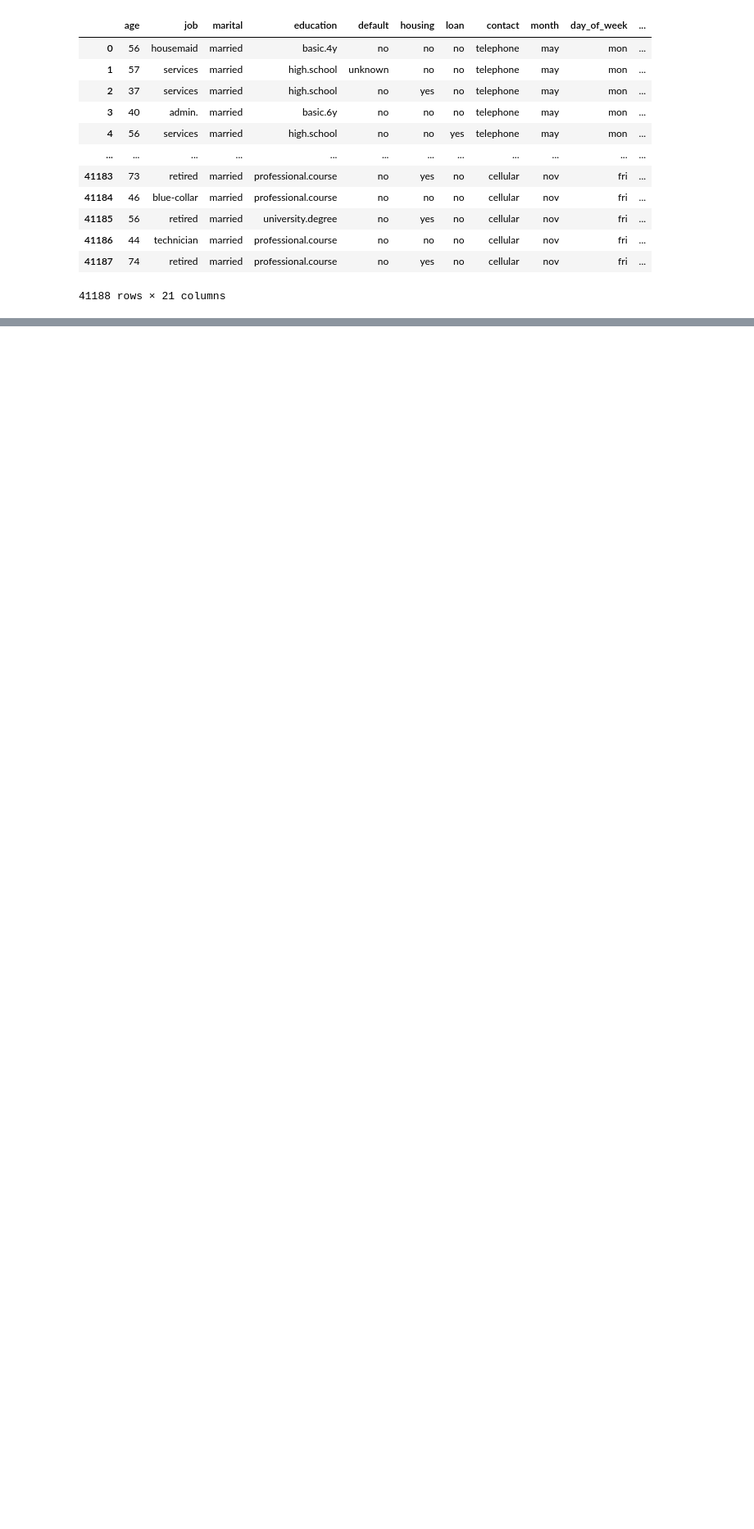
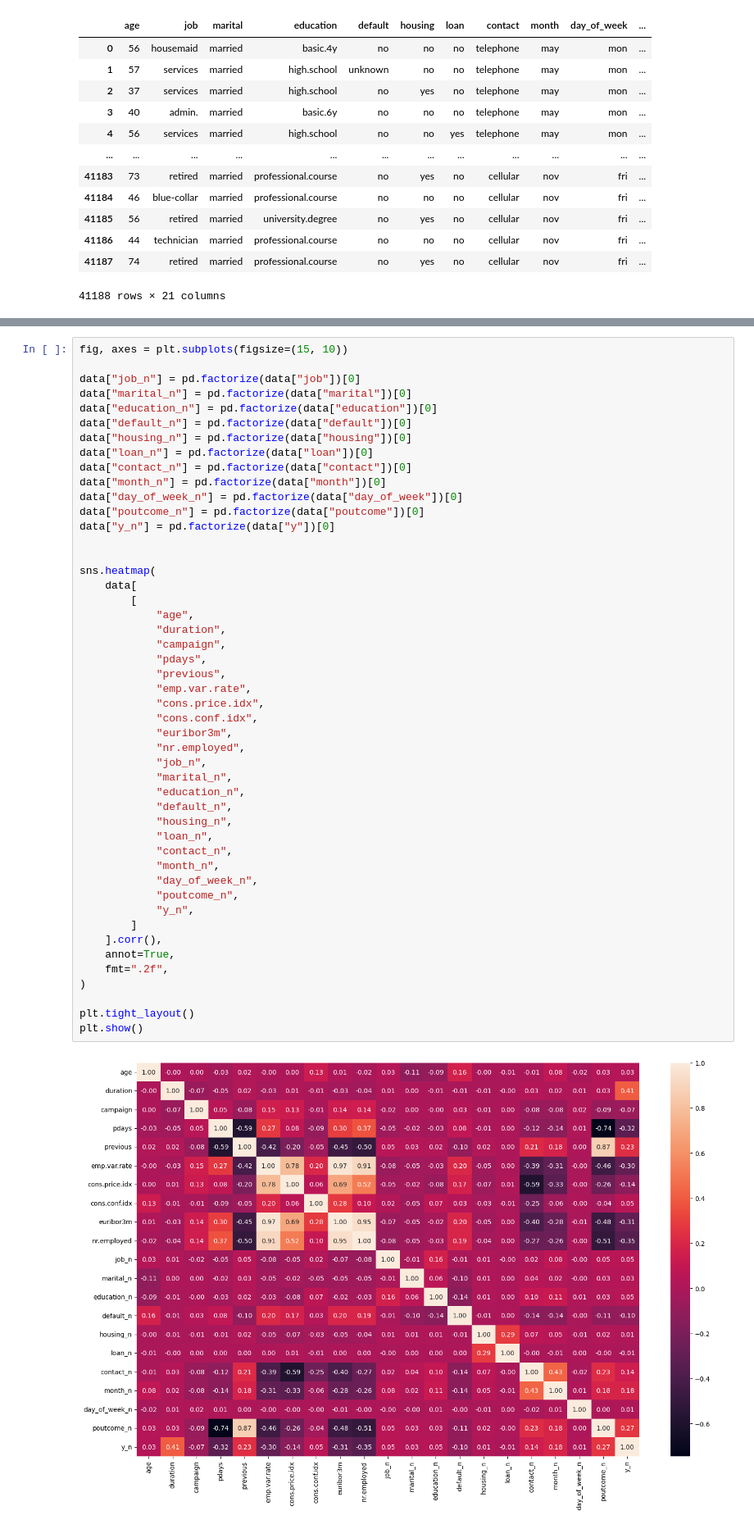
Before and after one commit to allankruger/logistic-regression, a Jupyter notebook: src/explore.ipynb, the cells around one changed output, grey strips where cells are left out. Shown at 82% size. Drawn from its saved outputs; the diff is of its cells as text; blank space fills up the shorter version.

```diff
--- a/src/explore.ipynb
+++ b/src/explore.ipynb
@@ -133,0 +154,50 @@ data[data['age'] >= 70]
+# %%
+fig, axes = plt.subplots(figsize=(15, 10))
+
+data["job_n"] = pd.factorize(data["job"])[0]
+data["marital_n"] = pd.factorize(data["marital"])[0]
+data["education_n"] = pd.factorize(data["education"])[0]
+data["default_n"] = pd.factorize(data["default"])[0]
+data["housing_n"] = pd.factorize(data["housing"])[0]
+data["loan_n"] = pd.factorize(data["loan"])[0]
+data["contact_n"] = pd.factorize(data["contact"])[0]
+data["month_n"] = pd.factorize(data["month"])[0]
+data["day_of_week_n"] = pd.factorize(data["day_of_week"])[0]
+data["poutcome_n"] = pd.factorize(data["poutcome"])[0]
+data["y_n"] = pd.factorize(data["y"])[0]
+
+
+sns.heatmap(
+    data[
+        [
+            "age",
+            "duration",
+            "campaign",
+            "pdays",
+            "previous",
+            "emp.var.rate",
+            "cons.price.idx",
+            "cons.conf.idx",
+            "euribor3m",
+            "nr.employed",
+            "job_n",
+            "marital_n",
+            "education_n",
+            "default_n",
+            "housing_n",
+            "loan_n",
+            "contact_n",
+            "month_n",
+            "day_of_week_n",
+            "poutcome_n",
+            "y_n",
+        ]
+    ].corr(),
+    annot=True,
+    fmt=".2f",
+)
+
+plt.tight_layout()
+plt.show()
+# %% [output]
+[figure, added]
```
Also changed, not shown: parts of 22 cells of this notebook.
